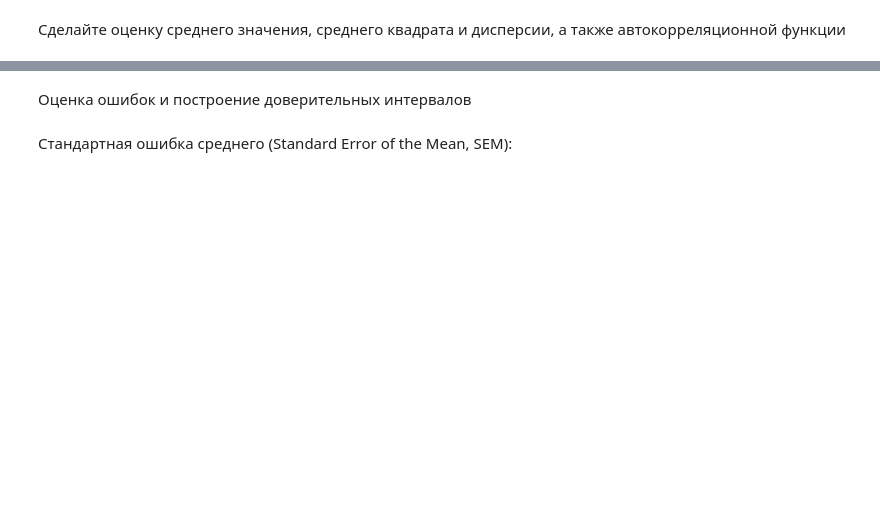
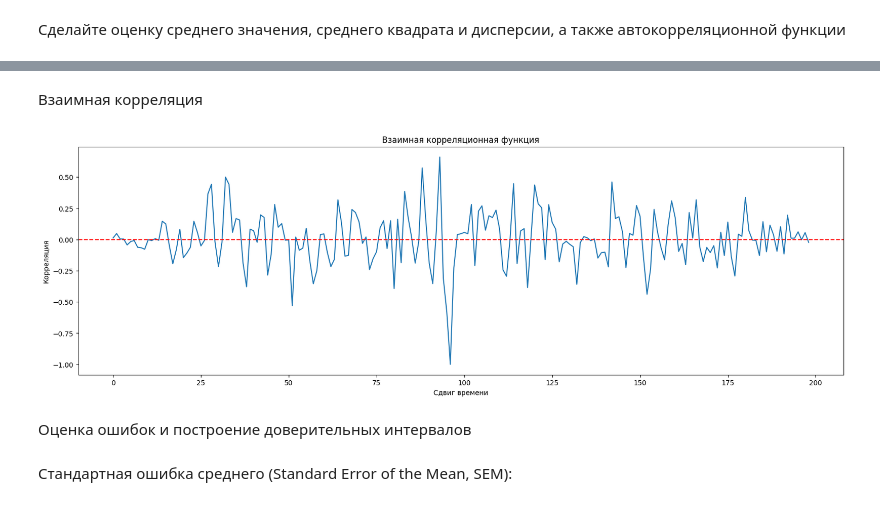
Before and after one commit to DmitryRedkoUniversity/LB_CAD, a Jupyter notebook: ЛБ2/LB2.ipynb, the cells around one changed output, grey strips where cells are left out. Cells and saved outputs as stored; diff of their text form; code cells hidden in the pictures; blank space fills up the shorter version.

```diff
--- a/ЛБ2/LB2.ipynb
+++ b/ЛБ2/LB2.ipynb
@@ -61,3 +62,22 @@ print(f"Дисперсия: {variance}")
+# %% [markdown]
+Взаимная корреляция
+# %%
+sample1 = np.random.normal(0, 1, 100)
+sample2 = np.random.normal(0, 2, 100)
+
+cross_correlation = np.correlate(sample1, sample2, mode='full')
+
+cross_correlation /= np.max(np.abs(cross_correlation))
+
+plt.figure(figsize=(20, 6))
+plt.plot(cross_correlation)
+plt.axhline(y=0, color='r', linestyle='--')
+plt.title("Взаимная корреляционная функция")
+plt.xlabel("Сдвиг времени")
+plt.ylabel("Корреляция")
+plt.show()
+# %% [output]
+[figure, added]
 # %% [markdown]
 Оценка ошибок и построение доверительных интервалов
 # %% [markdown]
```
Also changed, not shown: parts of 6 cells of this notebook, 12 other files.
